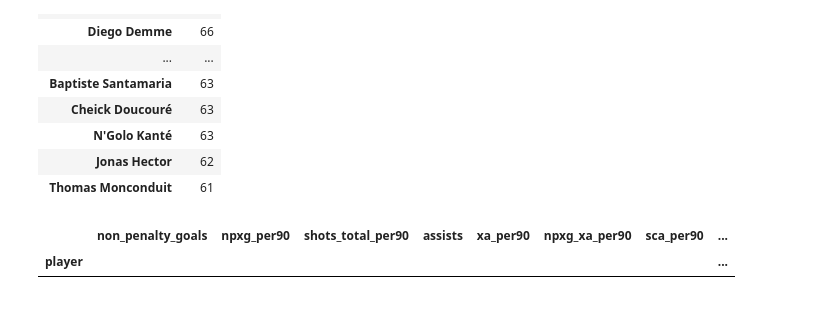
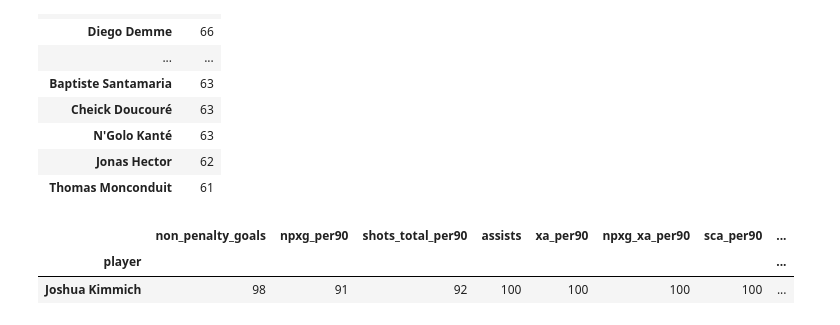
Before and after one commit to shreyansh273/Football-Scouting, a Jupyter notebook: Player_profiling.ipynb, the cells around one changed output. Saved outputs shown, nothing was run; the diff lists cells and outputs as text; code cells hidden in the pictures.

```diff
--- a/Player_profiling.ipynb
+++ b/Player_profiling.ipynb
@@ -158,7 +160,8 @@ overall_rank.sort_values('rank', ascending=False).head(20)
 | Jonas Hector | 62 |
 | Thomas Monconduit | 61 |
 # %%
-dm_data_ranks[dm_data_ranks.index.str.contains("Diadie")]
+dm_data_ranks[dm_data_ranks.index.str.contains("Kimmich")]
 # %% [output]
 |  | non_penalty_goals | npxg_per90 | shots_total_per90 | assists | xa_per90 | npxg_xa_per90 | sca_per90 | ... |
 | player |  |  |  |  |  |  |  | ... |
+| Joshua Kimmich | 98 | 91 | 92 | 100 | 100 | 100 | 100 | ... |
```
Also changed, not shown: parts of 1 cell of this notebook.
